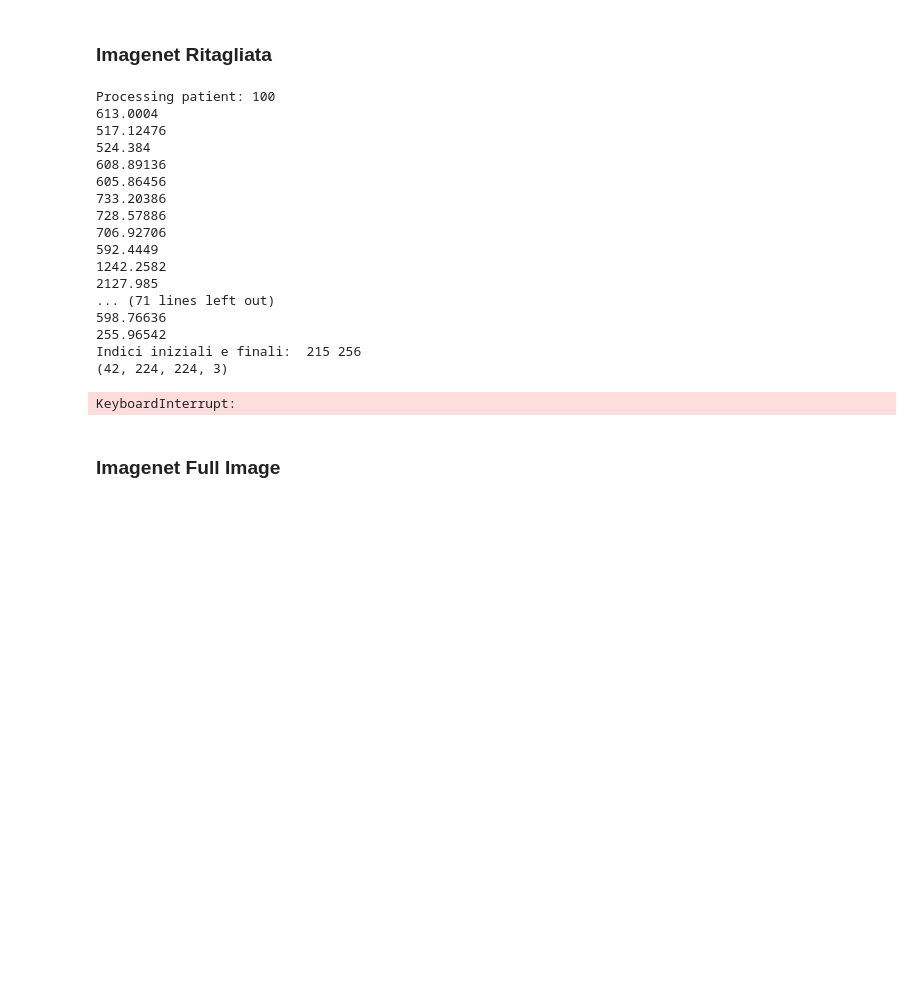
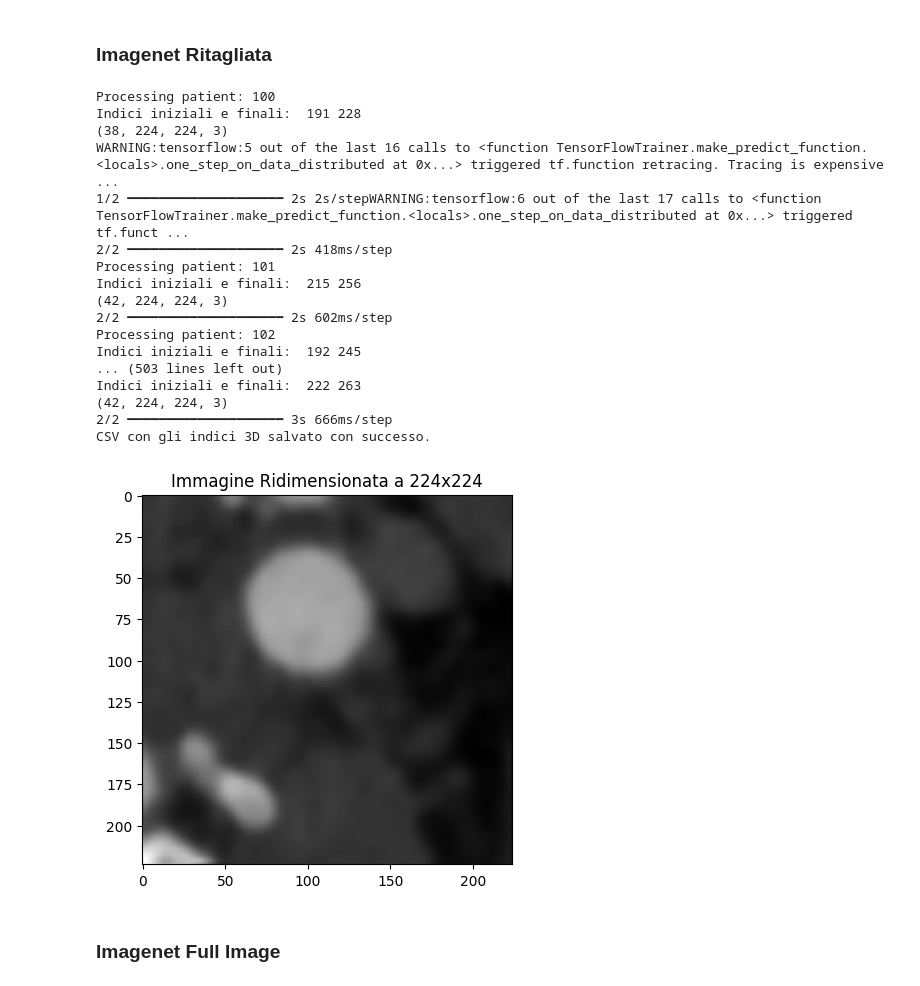
Before and after one commit to alessiamenozzi/TesiBaroniMenozzi, a Jupyter notebook: Radiomica/EstrazioneFeaturesRetiPretrained.ipynb, the cells around one changed output. Cells and saved outputs as stored; diff of their text form; code cells hidden in the pictures; blank space fills up the shorter version.

```diff
--- a/Radiomica/EstrazioneFeaturesRetiPretrained.ipynb
+++ b/Radiomica/EstrazioneFeaturesRetiPretrained.ipynb
@@ -419,7 +457,15 @@ def featureextraction(image_array, mask_array):
 
     print(x.shape)
 
+    min_val = np.min(x)
+    max_val = np.max(x)
+
+    # Normalizza i valori di X tra 0 e 255
+    x = 255 * (x - min_val) / (max_val - min_val)
+
     x = preprocess_input(x)
+
+    print(np.max(x))
 
     # Estrazione features principali come feature map
     base_model_pool_features = model.predict(x)
@@ -428,12 +474,12 @@ def featureextraction(image_array, mask_array):
     feature_map = feature_map.transpose((2, 1, 0))  # Trasponi feature map
 
     ## Global Max Pooling
-    #features = np.max(feature_map, -1)
-    #features = np.max(features, -1)
+    features = np.max(feature_map, -1)
+    features = np.max(features, -1)
 
     ## Global Average Pooling
-    features = np.mean(feature_map, axis=-1)
-    features = np.mean(features, axis=-1)
+    #features = np.mean(feature_map, axis=-1)
+    #features = np.mean(features, axis=-1)
 
 
     deeplearningfeatures = collections.OrderedDict()
@@ -2011,20 +2057,13 @@ def featureextraction(image_array, mask_array, patient_id):
                 max(0, center_y-half_side):min(center_y+half_side, image_slice.shape[0]),
                 max(0, center_x-half_side):min(center_x+half_side, image_slice.shape[1])
             ]
-
             roi_image = roi_image.astype(np.float32)
 
             # Ridimensiona l'area estratta a 224x224
-            roi_image_resized = cv2.resize(roi_image, (224, 224), interpolation=cv2.INTER_LINEAR)
+            roi_image_resized = resize(roi_image, (224, 224), order=1, anti_aliasing=True)
 
             x = image.img_to_array(roi_image_resized)
-
             x = np.repeat(x, 3, axis=-1)
-            x = (x / np.max(x)) * 255.0
-            #print(np.max(x))
-            x = preprocess_input(x)
-
-            print(np.max(x))
 
             # Aggiungi la slice al batch
             batch_slices.append(x)
@@ -2035,9 +2074,9 @@ def featureextraction(image_array, mask_array, patient_id):
     # Converti tutte le slice in un batch di input per ResNet
     batch_slices = np.array(batch_slices)
 
-    #for i in range(len(batch_slices)):
-        #plt.imshow(batch_slices[i], cmap='gray')
-        #plt.title("Immagine Ridimensionata a 224x224")
+    for i in range(len(batch_slices)):
+        plt.imshow(batch_slices[i][:,:,0], cmap='gray')
+        plt.title("Immagine Ridimensionata a 224x224")
         #plt.show()
 
     print(batch_slices.shape)
@@ -2078,48 +2117,48 @@ all_feature_dicts = []
 for s in os.listdir(pathdicom):
     print(f"Processing patient: {s}")
     filename = os.path.join(pathdicom, s)
 
     for t in os.listdir(filename):
         pathdicomnew = os.path.join(pathdicom, s, t)
         readdatadicom, header = nrrd.read(pathdicomnew, index_order='C')
 
     pathroinew = os.path.join(pathroi, s)
     for g in os.listdir(pathroinew):
         troi = os.path.join(pathroi, s, g)
         readdatanrrd, header2 = nrrd.read(troi, index_order='C')
 
     # Estrai tutte le features e gli indici delle slice in 3D
     patient_features = featureextraction(readdatadicom, readdatanrrd, patient_id=s)
 
     # Aggiungi le feature di tutte le slice per questo paziente
     all_feature_dicts.extend(patient_features)
 
 # Crea il DataFrame con le feature di tutte le slice e pazienti
 dataframe = pd.DataFrame(all_feature_dicts)
 
 # Salva il DataFrame in un file CSV
 dataframe.to_csv('C:\\Users\\bsbar\\Desktop\\VGG_ALL_SLICES_Imagenet_ritagliata.csv', index=False)
 
 print("CSV con gli indici 3D salvato con successo.")
 # %% [output]
 Processing patient: 100
-613.0004
-517.12476
-524.384
-608.89136
-605.86456
-733.20386
-728.57886
-706.92706
-592.4449
-1242.2582
-2127.985
-... (71 lines left out)
-598.76636
-255.96542
+Indici iniziali e finali:  191 228
+(38, 224, 224, 3)
+WARNING:tensorflow:5 out of the last 16 calls to <function TensorFlowTrainer.make_predict_function.<locals>.one_step_on_data_distributed at 0x...> triggered tf.function retracing. Tracing is expensive ...
+1/2 ━━━━━━━━━━━━━━━━━━━━ 2s 2s/stepWARNING:tensorflow:6 out of the last 17 calls to <function TensorFlowTrainer.make_predict_function.<locals>.one_step_on_data_distributed at 0x...> triggered tf.funct ...
+2/2 ━━━━━━━━━━━━━━━━━━━━ 2s 418ms/step
+Processing patient: 101
 Indici iniziali e finali:  215 256
 (42, 224, 224, 3)
+2/2 ━━━━━━━━━━━━━━━━━━━━ 2s 602ms/step
+Processing patient: 102
+Indici iniziali e finali:  192 245
+... (503 lines left out)
+Indici iniziali e finali:  222 263
+(42, 224, 224, 3)
+2/2 ━━━━━━━━━━━━━━━━━━━━ 3s 666ms/step
+CSV con gli indici 3D salvato con successo.
-KeyboardInterrupt:
+[figure, added]
 # %% [markdown]
 ### Imagenet Full Image
 # %%
```
Also changed, not shown: parts of 5 cells of this notebook, 4 other files.
